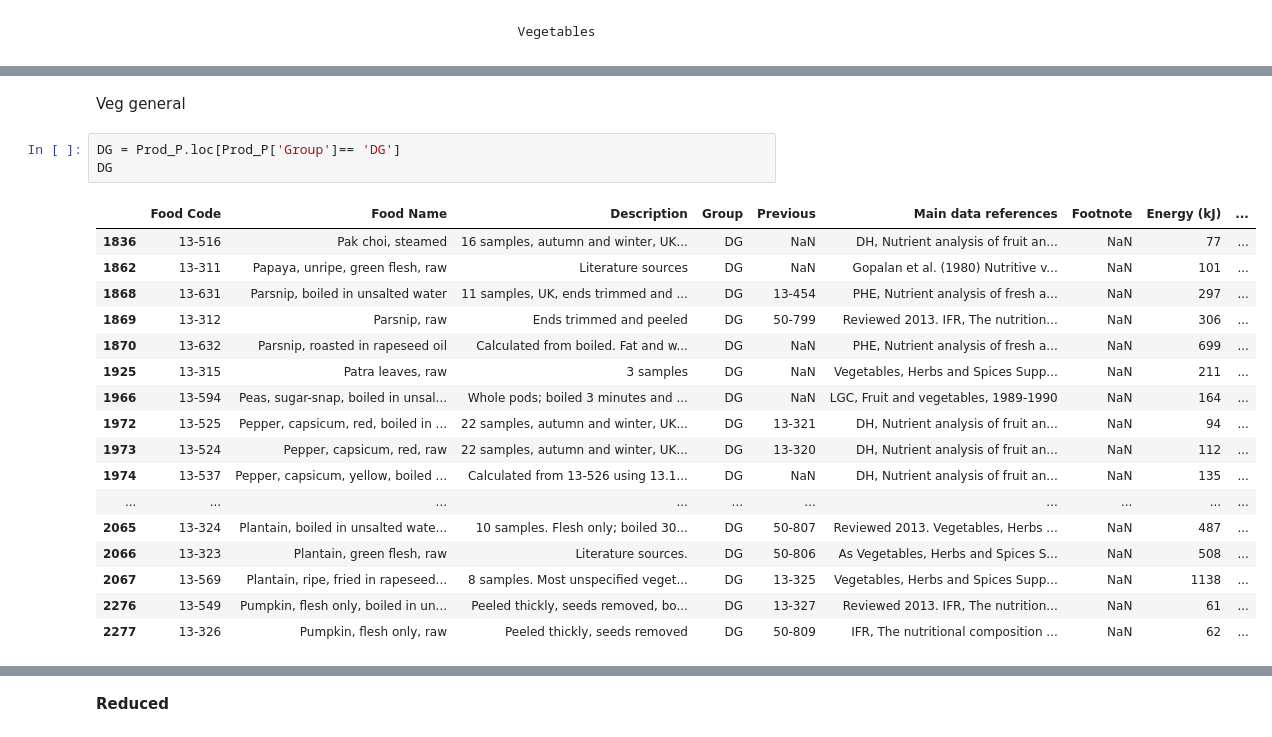
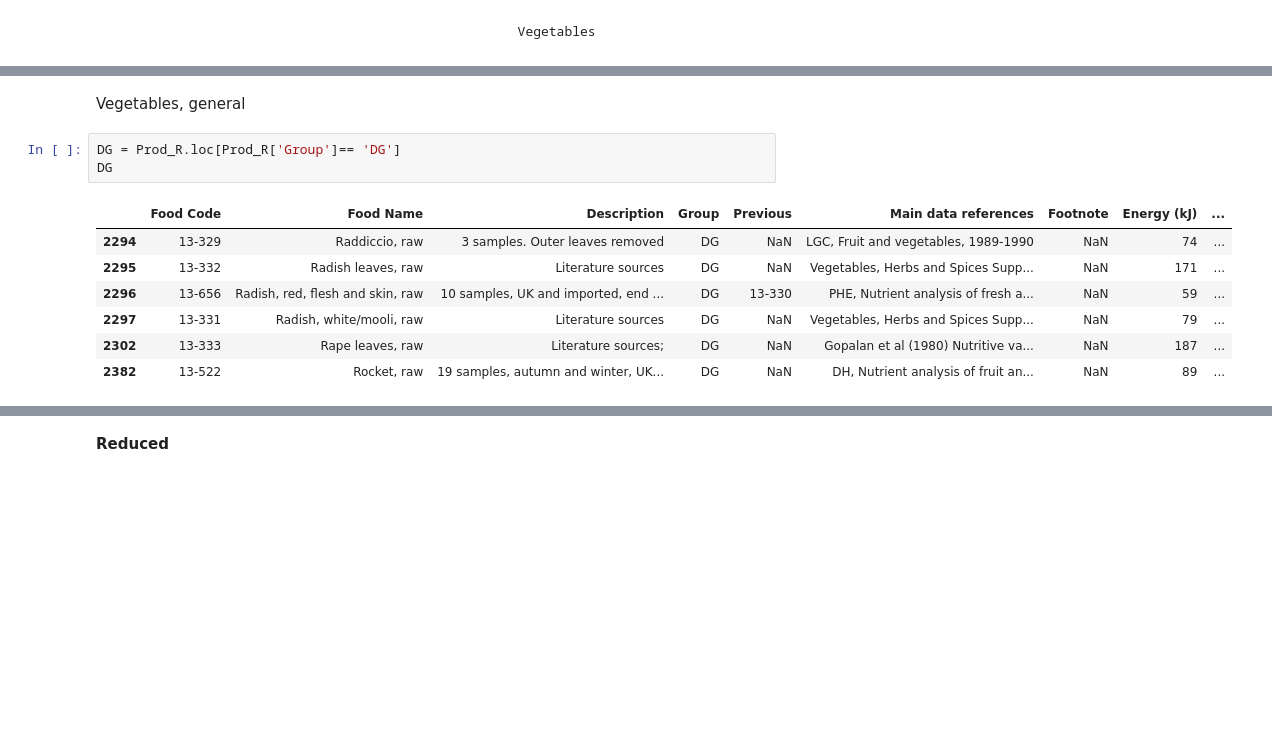
Before and after one commit to elliotkarikari/Product_Weight_Project, a Jupyter notebook: Jupter_notebooks/Reduction, Products that start with R.ipynb, the cells around one changed output, grey strips where cells are left out. Cells and saved outputs as stored; diff of their text form; blank space fills up the shorter version.

```diff
--- a/Jupter_notebooks/Reduction, Products that start with R.ipynb
+++ b/Jupter_notebooks/Reduction, Products that start with R.ipynb
@@ -580,26 +241,16 @@ See the caveats in the documentation: https://pandas.pydata.org/pandas-docs/stab
 # %% [markdown]
-Veg general
+Vegetables, general
 # %%
-DG = Prod_P.loc[Prod_P['Group']== 'DG']
+DG = Prod_R.loc[Prod_R['Group']== 'DG']
 DG
 # %% [output]
 |  | Food Code | Food Name | Description | Group | Previous | Main data references | Footnote | Energy (kJ) | ... |
-| 1836 | 13-516 | Pak choi, steamed | 16 samples, autumn and winter, UK... | DG | NaN | DH, Nutrient analysis of fruit an... | NaN | 77 | ... |
-| 1862 | 13-311 | Papaya, unripe, green flesh, raw | Literature sources | DG | NaN | Gopalan et al. (1980) Nutritive v... | NaN | 101 | ... |
-| 1868 | 13-631 | Parsnip, boiled in unsalted water | 11 samples, UK, ends trimmed and ... | DG | 13-454 | PHE, Nutrient analysis of fresh a... | NaN | 297 | ... |
-| 1869 | 13-312 | Parsnip, raw | Ends trimmed and peeled | DG | 50-799 | Reviewed 2013. IFR, The nutrition... | NaN | 306 | ... |
-| 1870 | 13-632 | Parsnip, roasted in rapeseed oil | Calculated from boiled. Fat and w... | DG | NaN | PHE, Nutrient analysis of fresh a... | NaN | 699 | ... |
-| 1925 | 13-315 | Patra leaves, raw | 3 samples | DG | NaN | Vegetables, Herbs and Spices Supp... | NaN | 211 | ... |
-| 1966 | 13-594 | Peas, sugar-snap, boiled in unsal... | Whole pods; boiled 3 minutes and ... | DG | NaN | LGC, Fruit and vegetables, 1989-1990 | NaN | 164 | ... |
-| 1972 | 13-525 | Pepper, capsicum, red, boiled in ... | 22 samples, autumn and winter, UK... | DG | 13-321 | DH, Nutrient analysis of fruit an... | NaN | 94 | ... |
-| 1973 | 13-524 | Pepper, capsicum, red, raw | 22 samples, autumn and winter, UK... | DG | 13-320 | DH, Nutrient analysis of fruit an... | NaN | 112 | ... |
-| 1974 | 13-537 | Pepper, capsicum, yellow, boiled ... | Calculated from 13-526 using 13.1... | DG | NaN | DH, Nutrient analysis of fruit an... | NaN | 135 | ... |
-| ... | ... | ... | ... | ... | ... | ... | ... | ... | ... |
-| 2065 | 13-324 | Plantain, boiled in unsalted wate... | 10 samples. Flesh only; boiled 30... | DG | 50-807 | Reviewed 2013. Vegetables, Herbs ... | NaN | 487 | ... |
-| 2066 | 13-323 | Plantain, green flesh, raw | Literature sources. | DG | 50-806 | As Vegetables, Herbs and Spices S... | NaN | 508 | ... |
-| 2067 | 13-569 | Plantain, ripe, fried in rapeseed... | 8 samples. Most unspecified veget... | DG | 13-325 | Vegetables, Herbs and Spices Supp... | NaN | 1138 | ... |
-| 2276 | 13-549 | Pumpkin, flesh only, boiled in un... | Peeled thickly, seeds removed, bo... | DG | 13-327 | Reviewed 2013. IFR, The nutrition... | NaN | 61 | ... |
-| 2277 | 13-326 | Pumpkin, flesh only, raw | Peeled thickly, seeds removed | DG | 50-809 | IFR, The nutritional composition ... | NaN | 62 | ... |
+| 2294 | 13-329 | Raddiccio, raw | 3 samples. Outer leaves removed | DG | NaN | LGC, Fruit and vegetables, 1989-1990 | NaN | 74 | ... |
+| 2295 | 13-332 | Radish leaves, raw | Literature sources | DG | NaN | Vegetables, Herbs and Spices Supp... | NaN | 171 | ... |
+| 2296 | 13-656 | Radish, red, flesh and skin, raw | 10 samples, UK and imported, end ... | DG | 13-330 | PHE, Nutrient analysis of fresh a... | NaN | 59 | ... |
+| 2297 | 13-331 | Radish, white/mooli, raw | Literature sources | DG | NaN | Vegetables, Herbs and Spices Supp... | NaN | 79 | ... |
+| 2302 | 13-333 | Rape leaves, raw | Literature sources; | DG | NaN | Gopalan et al (1980) Nutritive va... | NaN | 187 | ... |
+| 2382 | 13-522 | Rocket, raw | 19 samples, autumn and winter, UK... | DG | NaN | DH, Nutrient analysis of fruit an... | NaN | 89 | ... |
 # %%
 DG['Food Name'].unique()
 # %% [output]
```
Also changed, not shown: parts of 175 cells of this notebook.
